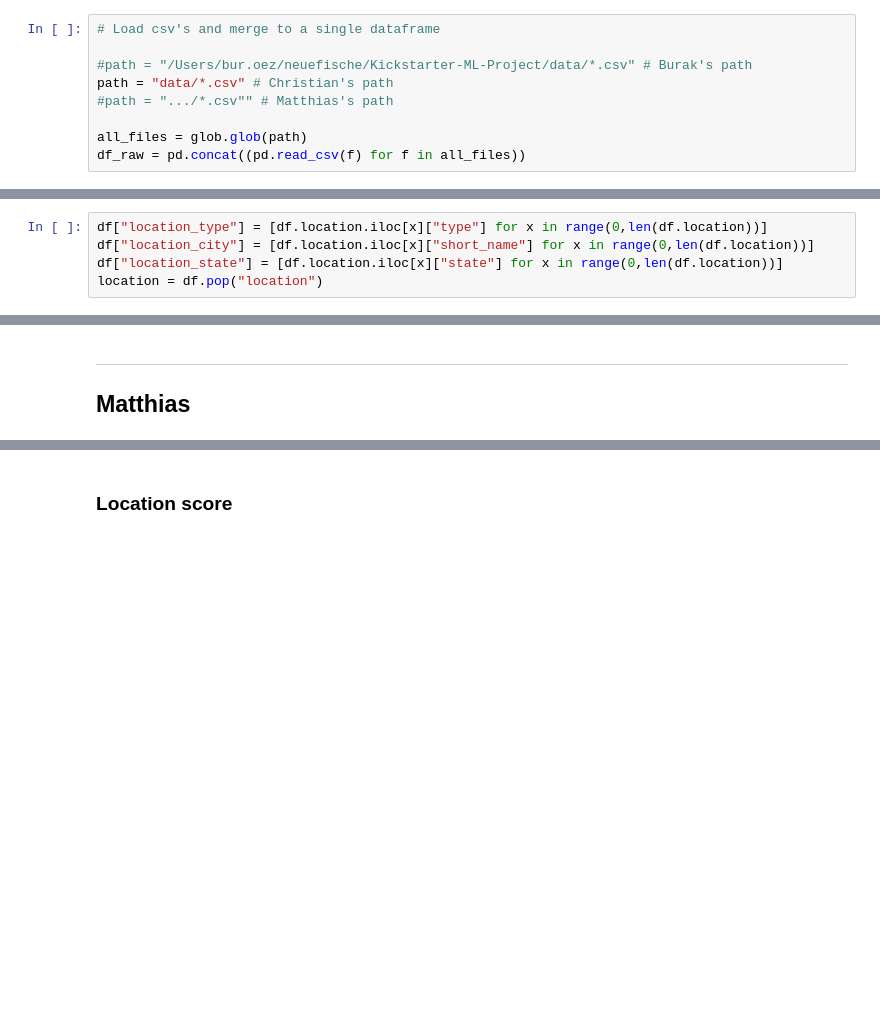
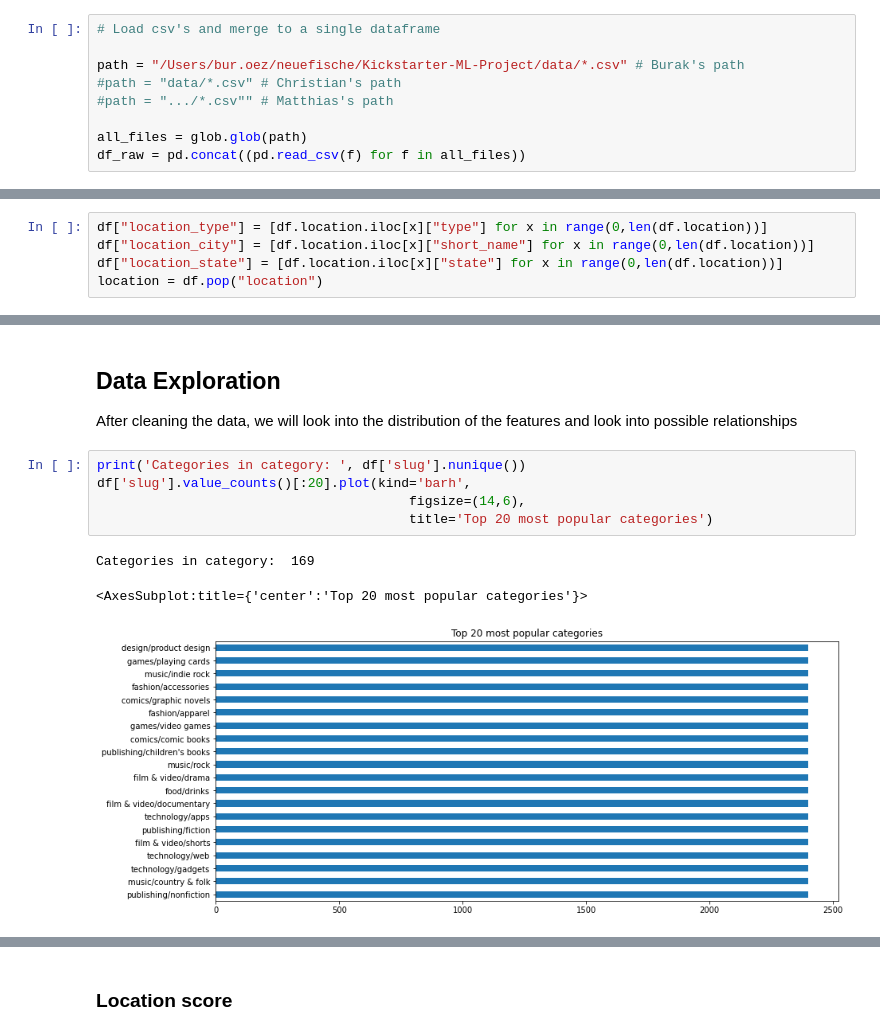
Before and after one commit to bur-oez/Kickstarter-ML-Project, a Jupyter notebook: kickstarter_ml.ipynb, the cells around one changed output, grey strips where cells are left out. Saved outputs shown, nothing was run; the diff lists cells and outputs as text; blank space fills up the shorter version.

Commit message:
data exploration

```diff
--- a/kickstarter_ml.ipynb
+++ b/kickstarter_ml.ipynb
@@ -14,8 +16,8 @@ import json
 # %%
 # Load csv's and merge to a single dataframe
 
-#path = "/Users/bur.oez/neuefische/Kickstarter-ML-Project/data/*.csv" # Burak's path
-path = "data/*.csv" # Christian's path
+path = "/Users/bur.oez/neuefische/Kickstarter-ML-Project/data/*.csv" # Burak's path
+#path = "data/*.csv" # Christian's path
 #path = ".../*.csv"" # Matthias's path
 
 all_files = glob.glob(path)
@@ -306,4 +345,12 @@ df.shape
-# %% [markdown]
--------
-
-## Matthias
+# %% [markdown]
+## Data Exploration
+After cleaning the data, we will look into the distribution of the features and look into possible relationships
+# %%
+print('Categories in category: ', df['slug'].nunique())
+df['slug'].value_counts()[:20].plot(kind='barh',
+                                        figsize=(14,6),
+                                        title='Top 20 most popular categories')
+# %% [output]
+Categories in category:  169
+<AxesSubplot:title={'center':'Top 20 most popular categories'}>
+[figure, added]
```
Also changed, not shown: parts of 69 cells of this notebook.
